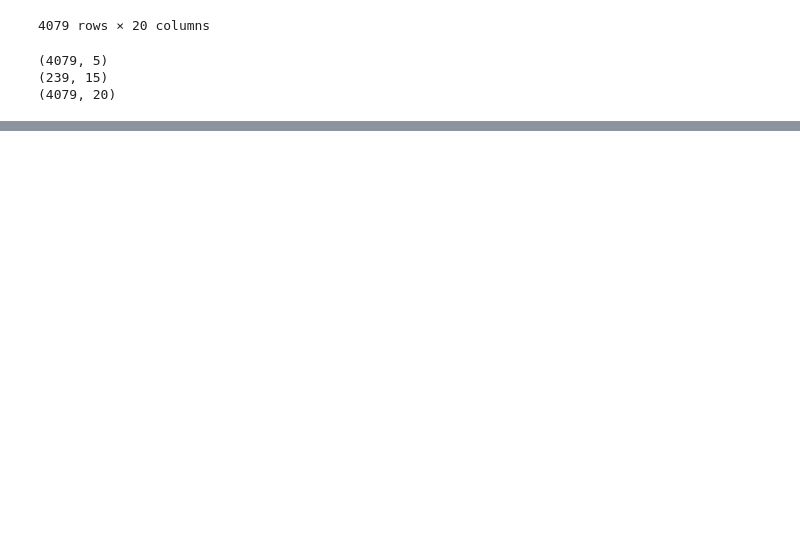
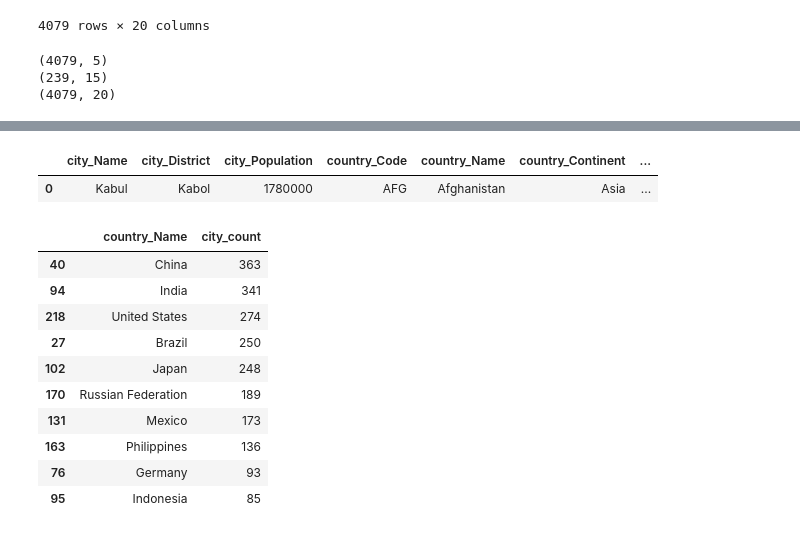
Before and after one commit to MiguelAngel3378/CURSO_ANALISIS_BD2, a Jupyter notebook: m4_pandas/operaciones/world_join.ipynb, the cells around one changed output, grey strips where cells are left out. Cells and saved outputs as stored; diff of their text form; code cells hidden in the pictures; blank space fills up the shorter version.

```diff
--- a/m4_pandas/operaciones/world_join.ipynb
+++ b/m4_pandas/operaciones/world_join.ipynb
@@ -195,0 +251,25 @@ print(df_city_country.shape)
+# %%
+df_city_country.drop(['city_ID', 'city_CountryCode'], axis=1, inplace=True)
+# %%
+df_city_country.head(1)
+# %% [output]
+|  | city_Name | city_District | city_Population | country_Code | country_Name | country_Continent | ... |
+| 0 | Kabul | Kabol | 1780000 | AFG | Afghanistan | Asia | ... |
+# %%
+# count de ciudades por país
+count_city = df_city_country.groupby('country_Name')['city_Name'].count()
+df_count_city = pd.DataFrame(count_city).reset_index()
+df_count_city.rename(columns={'city_Name':'city_count'}, inplace=True)
+df_count_city.sort_values('city_count', ascending=False).head(10)
+# %% [output]
+|  | country_Name | city_count |
+| 40 | China | 363 |
+| 94 | India | 341 |
+| 218 | United States | 274 |
+| 27 | Brazil | 250 |
+| 102 | Japan | 248 |
+| 170 | Russian Federation | 189 |
+| 131 | Mexico | 173 |
+| 163 | Philippines | 136 |
+| 76 | Germany | 93 |
+| 95 | Indonesia | 85 |
```
Also changed, not shown: parts of 4 cells of this notebook.
